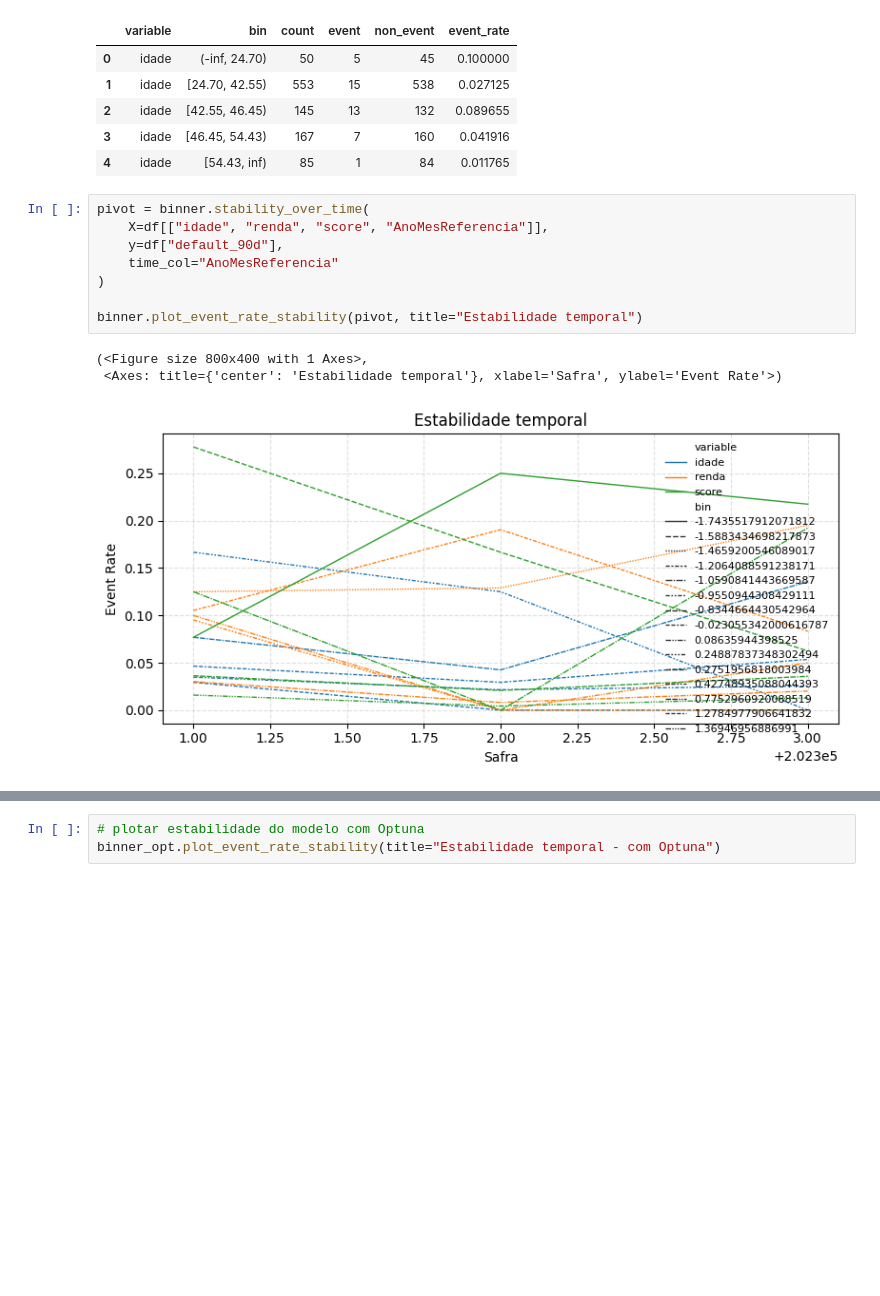
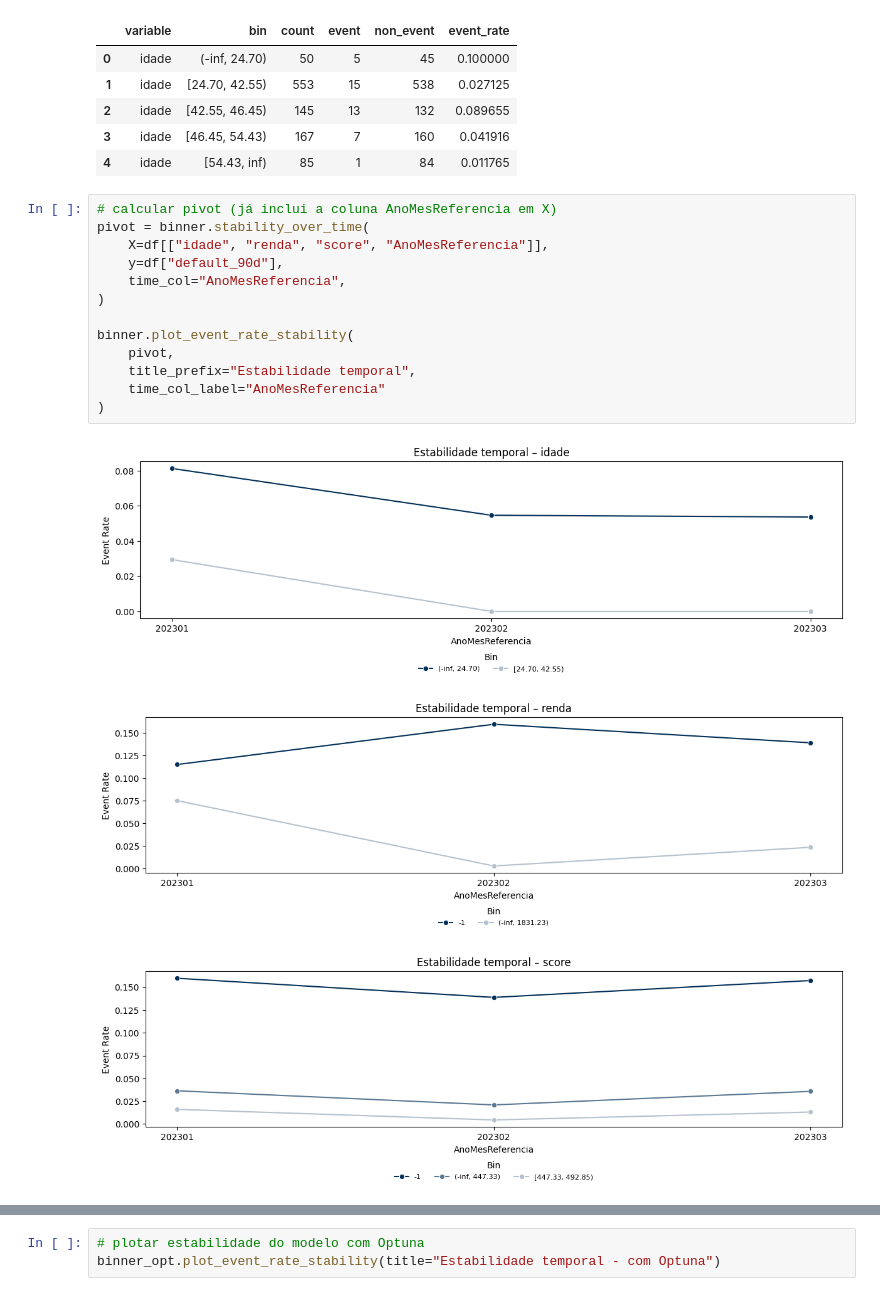
Before and after one commit to joaaomaia/NASABinning, a Jupyter notebook: notebooks/04_test_fit_with_optuna.ipynb, the cells around one changed output, grey strips where cells are left out. Cells and saved outputs as stored; diff of their text form; blank space fills up the shorter version.

```diff
--- a/notebooks/04_test_fit_with_optuna.ipynb
+++ b/notebooks/04_test_fit_with_optuna.ipynb
@@ -65,17 +65,22 @@ IV: 0.461
 | 3 | idade | [46.45, 54.43) | 167 | 7 | 160 | 0.041916 |
 | 4 | idade | [54.43, inf) | 85 | 1 | 84 | 0.011765 |
 # %%
+# calcular pivot (já inclui a coluna AnoMesReferencia em X)
 pivot = binner.stability_over_time(
     X=df[["idade", "renda", "score", "AnoMesReferencia"]],
     y=df["default_90d"],
-    time_col="AnoMesReferencia"
+    time_col="AnoMesReferencia",
 )
 
-binner.plot_event_rate_stability(pivot, title="Estabilidade temporal")
+binner.plot_event_rate_stability(
+    pivot,
+    title_prefix="Estabilidade temporal",
+    time_col_label="AnoMesReferencia"
+)
 # %% [output]
-(<Figure size 800x400 with 1 Axes>,
- <Axes: title={'center': 'Estabilidade temporal'}, xlabel='Safra', ylabel='Event Rate'>)
-[figure, old version]
+[figure, new version]
+[figure, added]
+[figure, added]
 # %%
 # testar NASABinner COM Optuna
 binner_opt = NASABinner(
```
Also changed, not shown: parts of 1 cell of this notebook, 2 other files.
